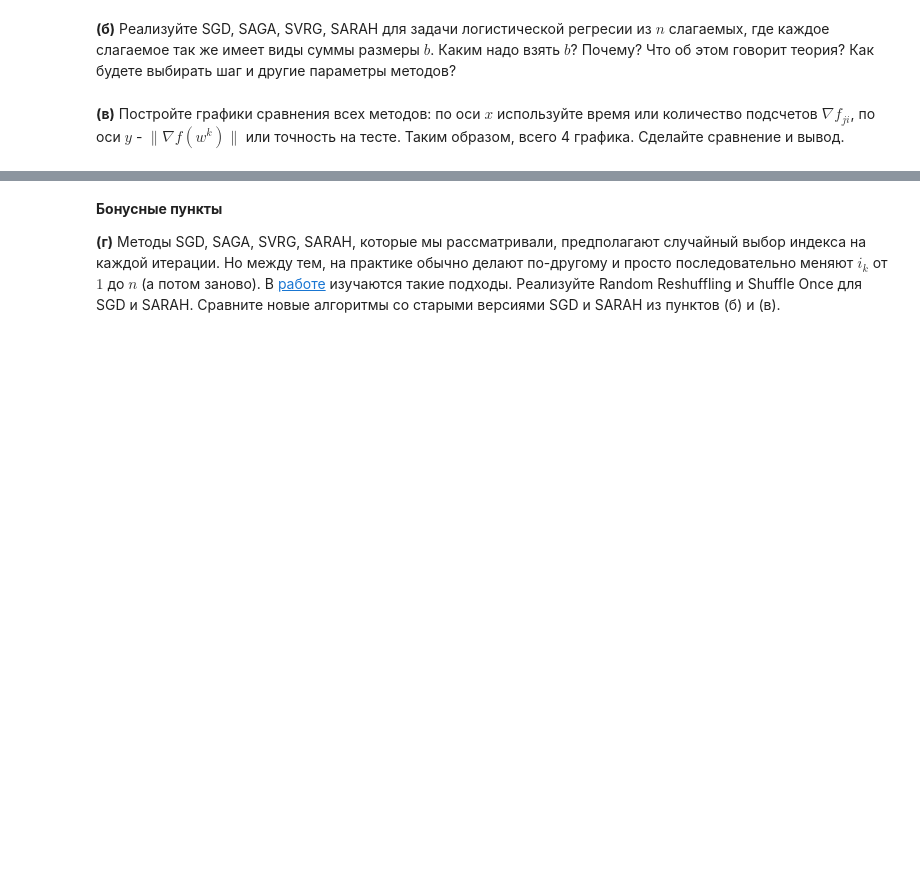
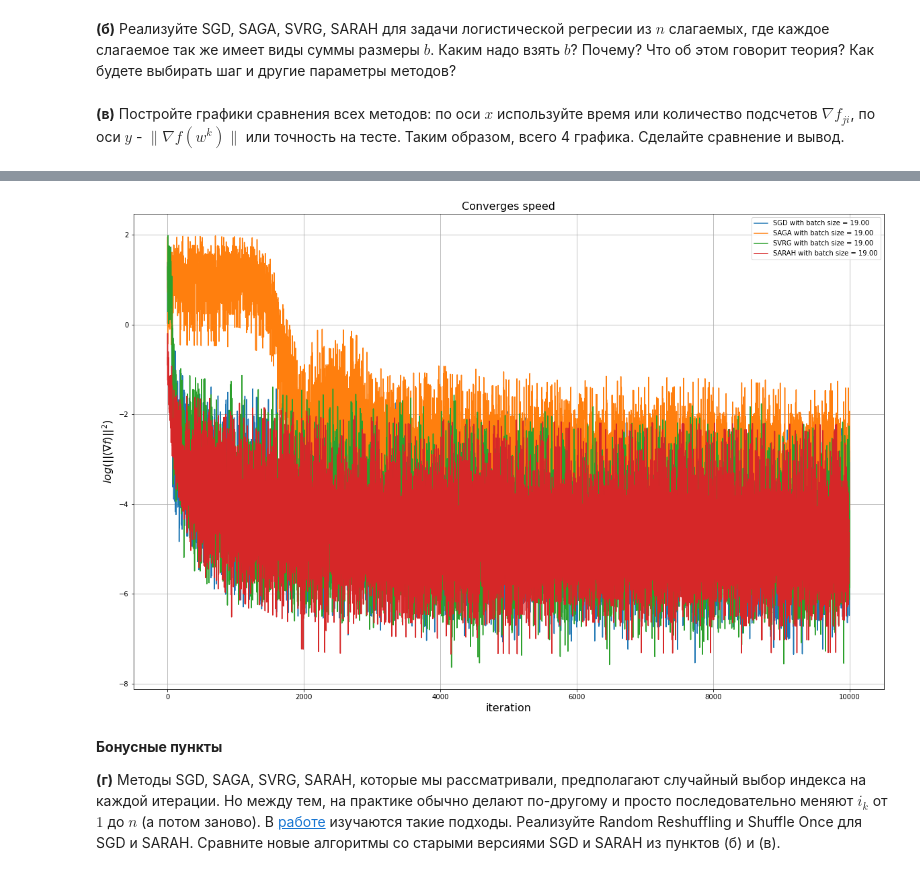
Before and after one commit to HAshIRa7/Optimization-methods, a Jupyter notebook: Optimization_HW_5.ipynb, the cells around one changed output, grey strips where cells are left out. Cells and saved outputs as stored; diff of their text form; code cells hidden in the pictures; blank space fills up the shorter version.

```diff
--- a/Optimization_HW_5.ipynb
+++ b/Optimization_HW_5.ipynb
@@ -259,0 +481,3 @@ class
+# %%
+sgd = SGD()
+sgd.fit(X_train, y_train)
@@ -259,0 +488,3 @@ class
+# %%
+saga = SAGA()
+saga.fit(X_train, y_train)
@@ -262,5 +556,19 @@ __(в)__ Постройте графики сравнения всех мето
 # %%
-#ответ
+plt.figure(figsize=(20,13))
+plt.plot(range(1, sgd.max_iter + 1, 1), np.log(sgd.grad_history), label = 'SGD with batch size = %1.2f' % b)
+plt.plot(range(1, saga.max_iter + 1, 1), np.log(saga.grad_history), label = 'SAGA with batch size = %1.2f' % b)
+plt.plot(range(1, svrg.max_iter * svrg.rounds + 1, 1), np.log(svrg.grad_history),
+         label='SVRG with batch size = %1.2f' % b)
+plt.plot(range(1, (sarah.max_iter - 1) * sarah.rounds + 1, 1), np.log(sarah.grad_history),
+         label='SARAH with batch size = %1.2f' % b)
+plt.title('Converges speed', fontsize=16)
+plt.xlabel('iteration', fontsize=16)
+plt.ylabel(r"$log(||(\nabla f)||^{2})$", fontsize=16)
+plt.legend()
+plt.grid()
+plt.show()
+# %% [output]
+[figure, added]
 # %% [markdown]
 __Бонусные пункты__
 
```
Also changed, not shown: parts of 25 cells of this notebook.
